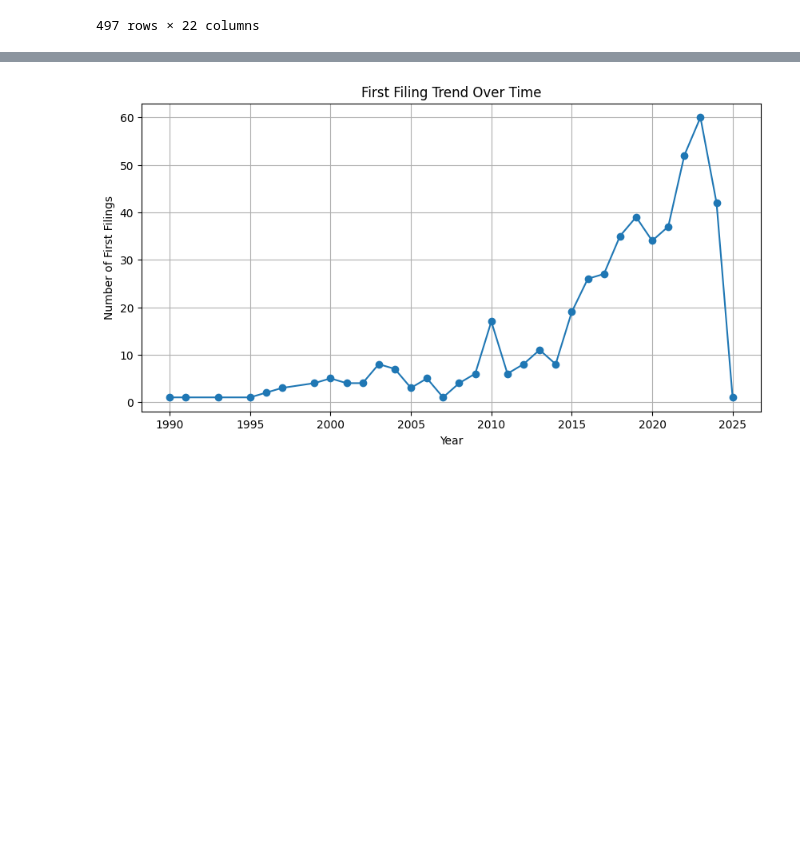
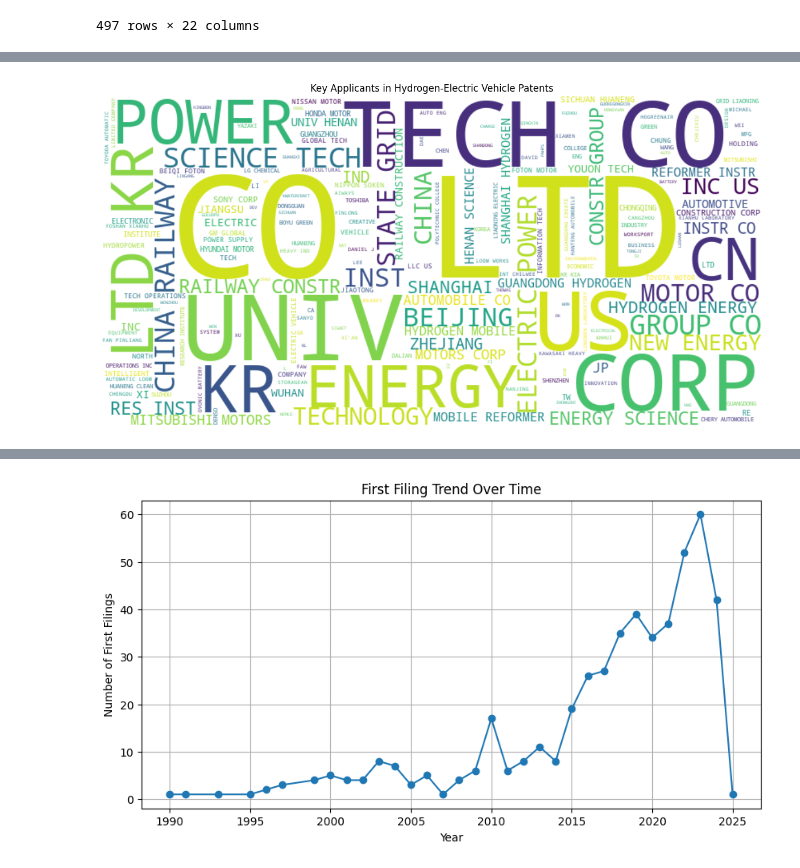
Before and after one commit to tasnim2410/technology-trend-analysis, a Jupyter notebook: DataPreparationForR.ipynb, the cells around one changed output, grey strips where cells are left out. Cells and saved outputs as stored; diff of their text form; code cells hidden in the pictures; blank space fills up the shorter version.

```diff
--- a/DataPreparationForR.ipynb
+++ b/DataPreparationForR.ipynb
@@ -930,0 +996,15 @@ df.to_excel('data_with_family_members.xlsx', index=False)
+# %%
+# Combine all applicants into a single string
+applicants_text = ' '.join(all_applicants)
+
+# Generate word cloud
+wordcloud = WordCloud(width=800, height=400, background_color='white').generate(applicants_text)
+
+# Plot
+plt.figure(figsize=(15, 8))
+plt.imshow(wordcloud, interpolation='bilinear')
+plt.axis('off')
+plt.title('Key Applicants in Hydrogen-Electric Vehicle Patents')
+plt.show()
+# %% [output]
+[figure, added]
```
Also changed, not shown: parts of 39 cells of this notebook, 2 other files.
